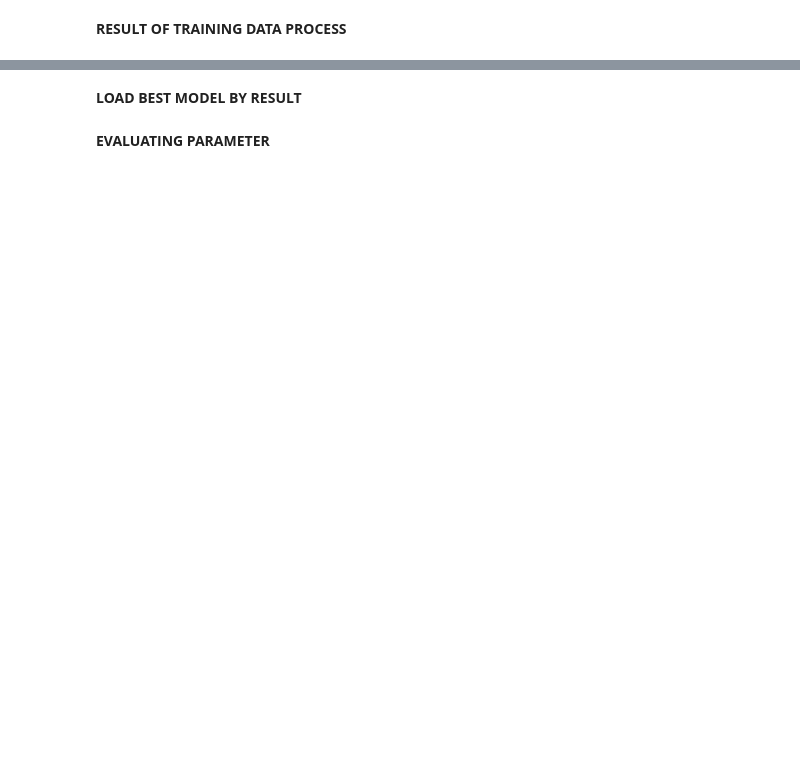
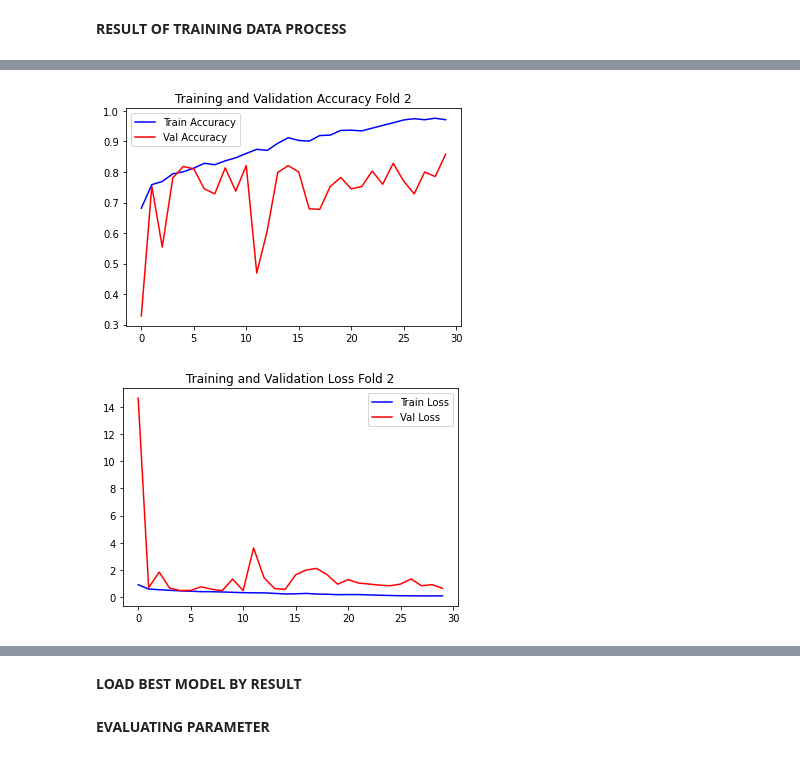
Before and after one commit to avishatr/TA, a Jupyter notebook: alexnet-corn-or-maize-disease-detectection.ipynb, the cells around one changed output, grey strips where cells are left out. Cells and saved outputs as stored; diff of their text form; code cells hidden in the pictures; blank space fills up the shorter version.

```diff
--- a/alexnet-corn-or-maize-disease-detectection.ipynb
+++ b/alexnet-corn-or-maize-disease-detectection.ipynb
@@ -235,22 +304,25 @@ plt.show()
 # %%
 #FOLD 2
 #Train and validation accuracy
 plt.title('Training and Validation Accuracy Fold 2')
 plt.plot(model_history[1].history['accuracy'], label='Train Accuracy', color='blue', )
 plt.plot(model_history[1].history['val_accuracy'], label='Val Accuracy', color='red', )
 plt.legend()
 plt.savefig("Accuracy_fold 2.jpg")
 plt.show()
 
 plt.figure()
 
 #Train and validation loss
-plt.title('Training and Validation Accuracy Fold 2')
+plt.title('Training and Validation Loss Fold 2')
 plt.plot(model_history[1].history['loss'], label='Train Loss', color='blue', )
 plt.plot(model_history[1].history['val_loss'], label='Val Loss', color='red', )
 plt.legend()
 plt.savefig("Loss_fold 2.jpg")
 plt.show()
+# %% [output]
+[figure, added]
+[figure, added]
 # %%
 #FOLD 3
 #Train and validation accuracy
```
Also changed, not shown: parts of 16 cells of this notebook.
